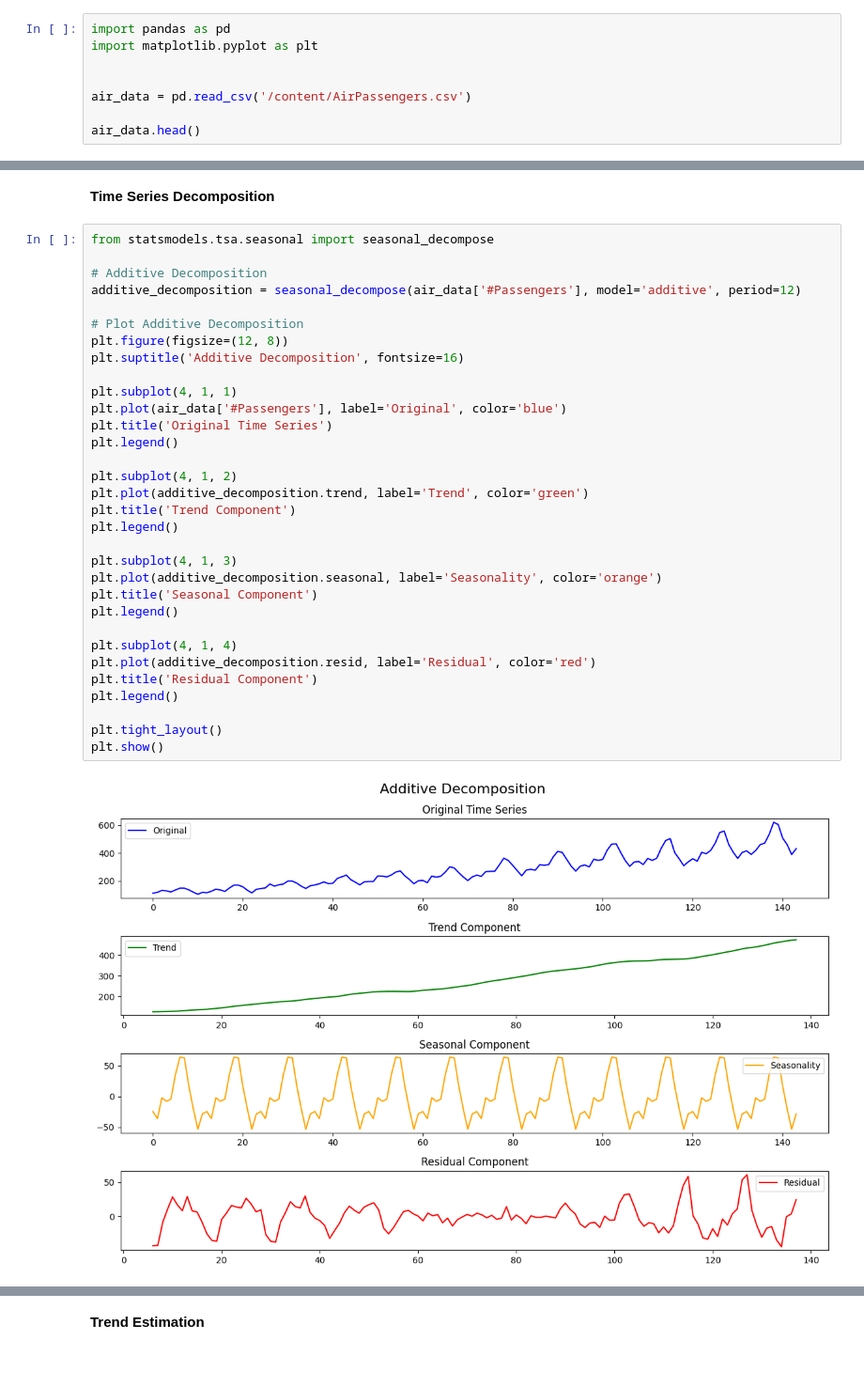
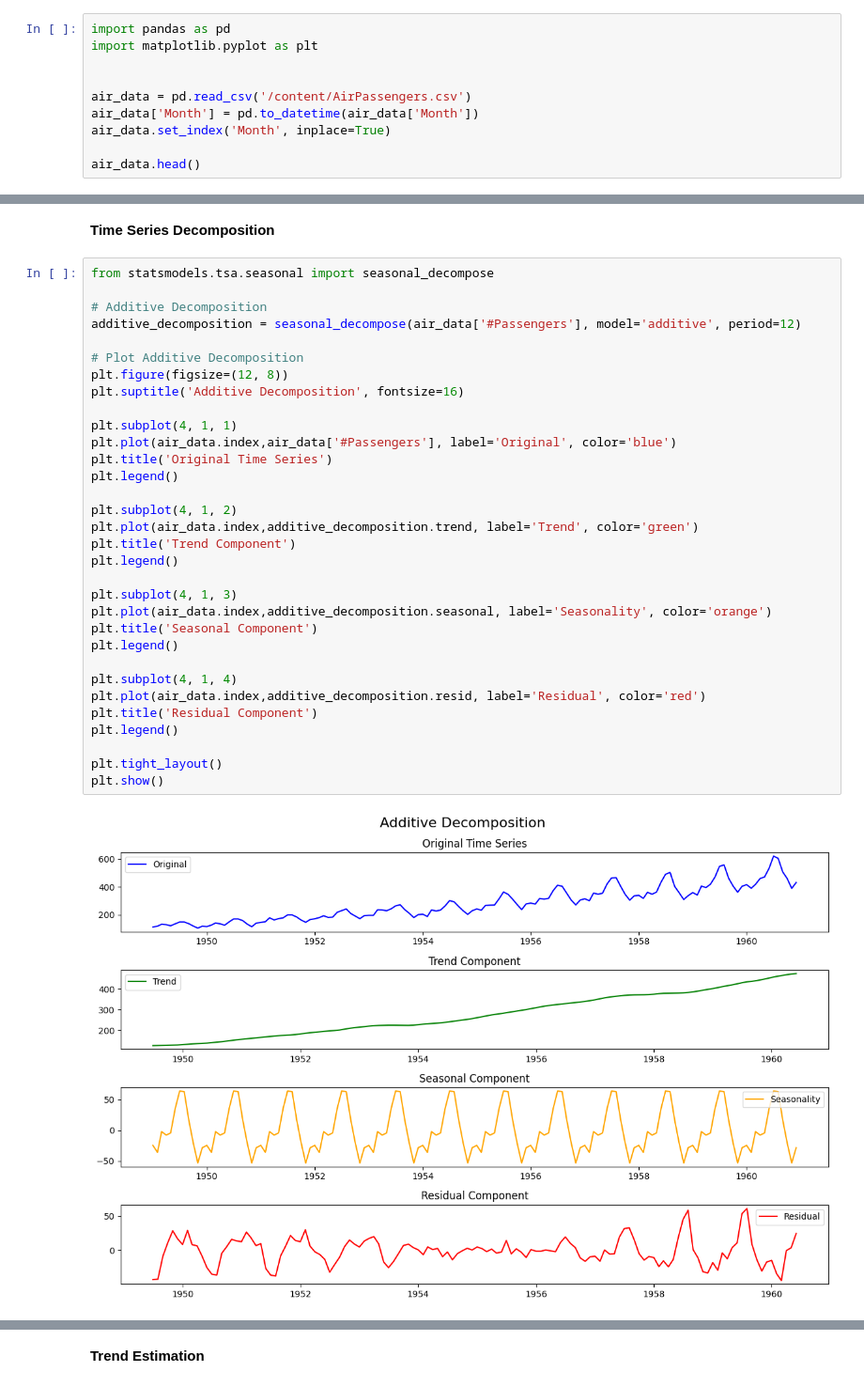
Before and after one commit to Poojashrees3/Statistics-and-machine-learning, a Jupyter notebook: Exercises_Day_13_15.ipynb, the cells around one changed output, grey strips where cells are left out. Shown: that part at 94% size. Drawn from its saved outputs; the diff is of its cells as text.

```diff
--- a/Exercises_Day_13_15.ipynb
+++ b/Exercises_Day_13_15.ipynb
@@ -8,6 +8,8 @@ import matplotlib.pyplot as plt
 
 
 air_data = pd.read_csv('/content/AirPassengers.csv')
+air_data['Month'] = pd.to_datetime(air_data['Month'])
+air_data.set_index('Month', inplace=True)
 
 air_data.head()
 # %% [output]
@@ -38,35 +41,35 @@ Irregular Patterns: Random fluctuations likely due to external factors
 # %%
 from statsmodels.tsa.seasonal import seasonal_decompose
 
 # Additive Decomposition
 additive_decomposition = seasonal_decompose(air_data['#Passengers'], model='additive', period=12)
 
 # Plot Additive Decomposition
 plt.figure(figsize=(12, 8))
 plt.suptitle('Additive Decomposition', fontsize=16)
 
 plt.subplot(4, 1, 1)
-plt.plot(air_data['#Passengers'], label='Original', color='blue')
+plt.plot(air_data.index,air_data['#Passengers'], label='Original', color='blue')
 plt.title('Original Time Series')
 plt.legend()
 
 plt.subplot(4, 1, 2)
-plt.plot(additive_decomposition.trend, label='Trend', color='green')
+plt.plot(air_data.index,additive_decomposition.trend, label='Trend', color='green')
 plt.title('Trend Component')
 plt.legend()
 
 plt.subplot(4, 1, 3)
-plt.plot(additive_decomposition.seasonal, label='Seasonality', color='orange')
+plt.plot(air_data.index,additive_decomposition.seasonal, label='Seasonality', color='orange')
 plt.title('Seasonal Component')
 plt.legend()
 
 plt.subplot(4, 1, 4)
-plt.plot(additive_decomposition.resid, label='Residual', color='red')
+plt.plot(air_data.index,additive_decomposition.resid, label='Residual', color='red')
 plt.title('Residual Component')
 plt.legend()
 
 plt.tight_layout()
 plt.show()
 # %% [output]
-[figure, old version]
+[figure, new version]
 # %% [markdown]
```
Also changed, not shown: parts of 11 cells of this notebook.
